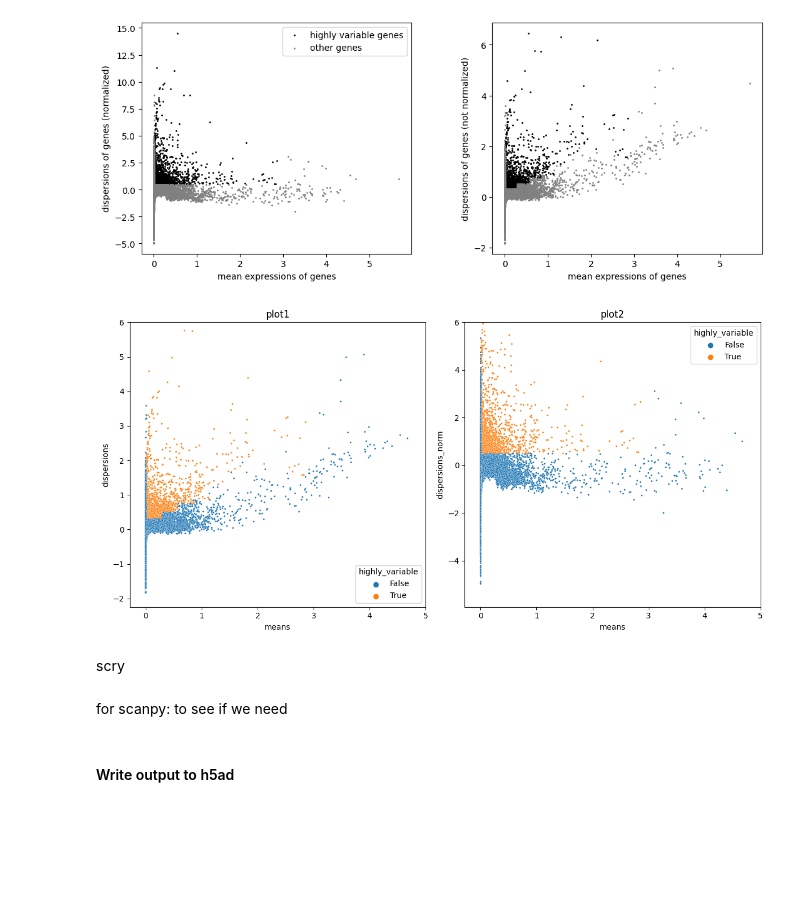
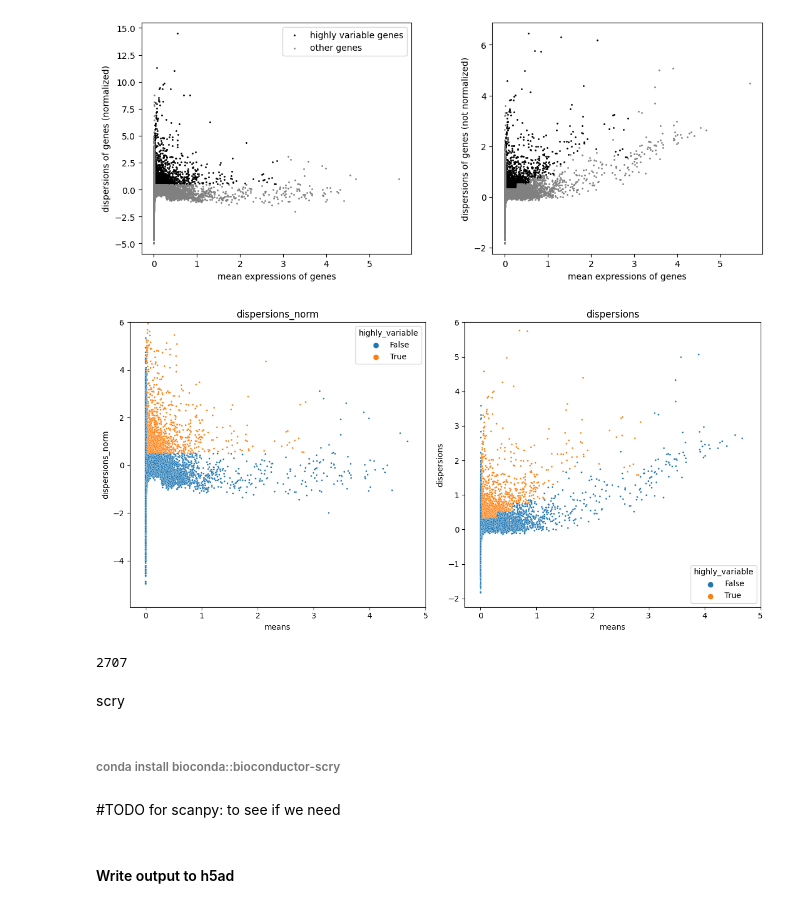
Before and after one commit to WhiteLabGenomics/terraPipelines, a Jupyter notebook: notebook/optimus_hvg.ipynb, the cells around one changed output. Drawn from its saved outputs; the diff is of its cells as text; code cells hidden in the pictures; blank space fills up the shorter version.

```diff
--- a/notebook/optimus_hvg.ipynb
+++ b/notebook/optimus_hvg.ipynb
@@ -80,26 +81,34 @@ sc.pl.highly_variable_genes(adata) #sc.pl.highly_variable_genes(adata, save='_HV
 # %%
 # visualization: using sns
 fig, (ax1, ax2) = plt.subplots(1, 2, figsize=(12, 6))
 
 # Plot the first scatterplot on the left
-sns.scatterplot(data=adata.var, x="means", y="dispersions", hue="highly_variable", s=5, ax=ax1)
+sns.scatterplot(data=adata.var, x="means", y="dispersions_norm", hue="highly_variable", s=5, ax=ax1)
 ax1.set_xlim(None, 5)
 ax1.set_ylim(None, 6)
-ax1.set_title("plot1")
+ax1.set_title("dispersions_norm")
 
 # Plot the second scatterplot on the right
-sns.scatterplot(data=adata.var, x="means", y="dispersions_norm", hue="highly_variable", s=5, ax=ax2)
+sns.scatterplot(data=adata.var, x="means", y="dispersions", hue="highly_variable", s=5, ax=ax2)
 ax2.set_xlim(None, 5)
 ax2.set_ylim(None, 6)
-ax2.set_title("plot2")
+ax2.set_title("dispersions")
 
 plt.tight_layout()
 plt.show()
 # %% [output]
-[figure, old version]
+[figure, new version]
+# %%
+sc_hvg_lst = adata.var.index[adata.var["highly_variable"]].tolist()
+print(len(sc_hvg_lst)) #sc_adata.var["highly_variable"].sum()
+# %% [output]
+2707
 # %% [markdown]
 scry
+# %% [markdown]
+###### conda install bioconda::bioconductor-scry
 # %% [markdown]
+#TODO
 for scanpy: to see if we need
 # %%
 # save row adata
```
Also changed, not shown: parts of 1 cell of this notebook.
